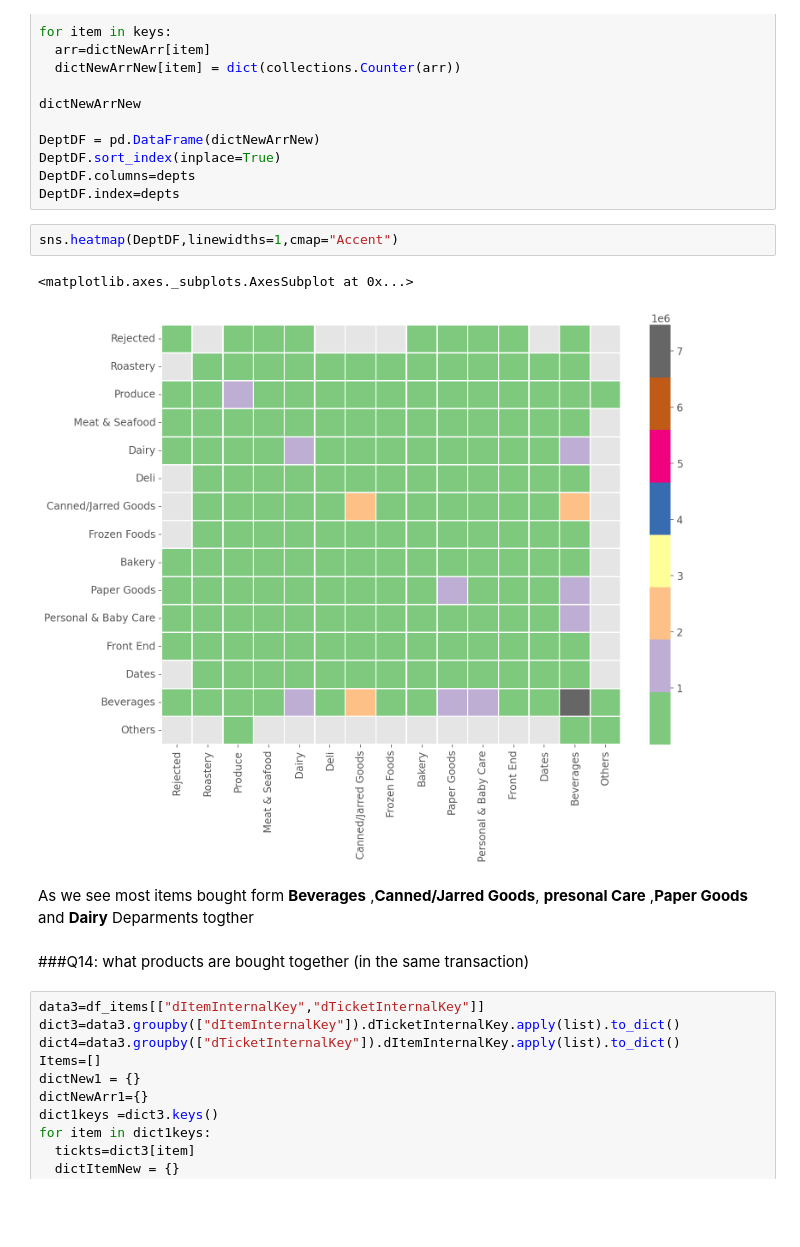
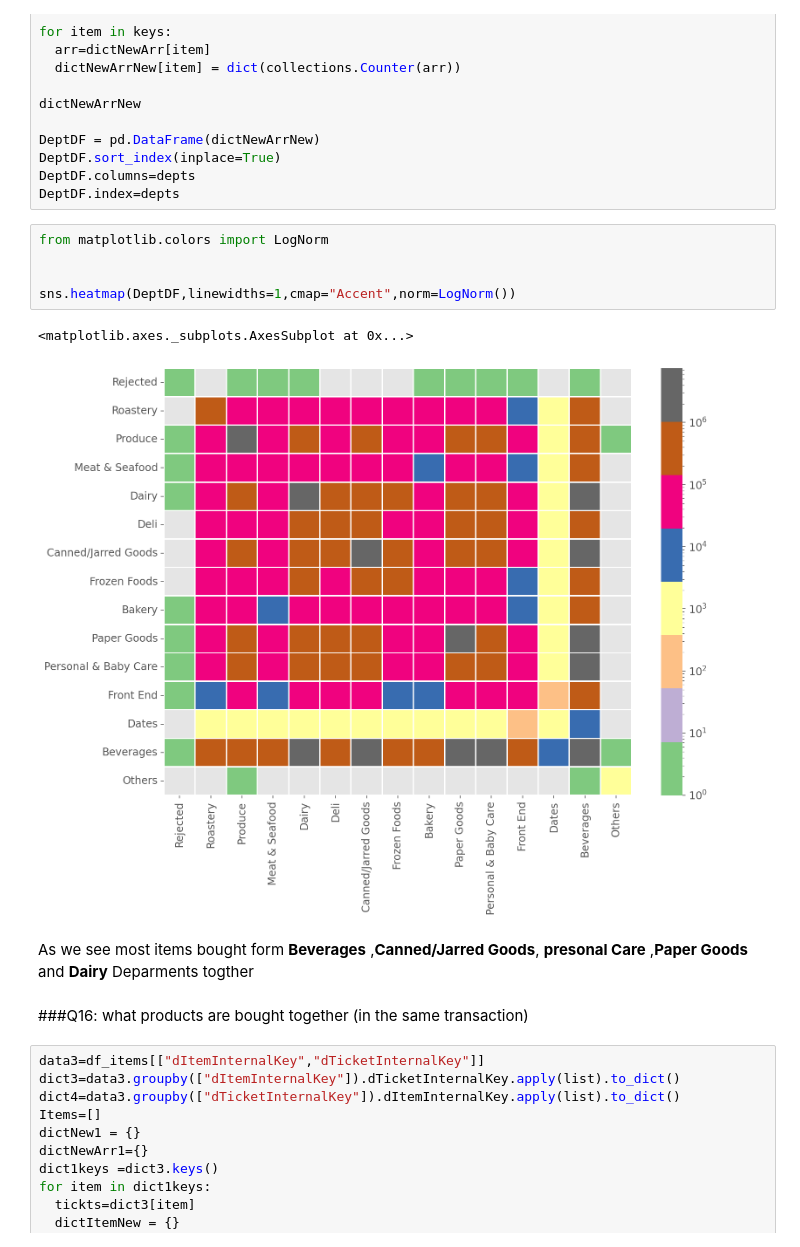
Before and after one commit to POS-Cross/Bravo-EDA, a Jupyter notebook: Bravo_EDA.ipynb, the cells around one changed output. Drawn from its saved outputs; the diff is of its cells as text; blank space fills up the shorter version.

```diff
--- a/Bravo_EDA.ipynb
+++ b/Bravo_EDA.ipynb
@@ -634,14 +646,17 @@ DeptDF.sort_index(inplace=True)
 DeptDF.columns=depts
 DeptDF.index=depts
 # %%
-sns.heatmap(DeptDF,linewidths=1,cmap="Accent")
+from matplotlib.colors import LogNorm
+
+
+sns.heatmap(DeptDF,linewidths=1,cmap="Accent",norm=LogNorm())
 # %% [output]
 <matplotlib.axes._subplots.AxesSubplot at 0x...>
-[figure, old version]
+[figure, new version]
 # %% [markdown]
 As we see most items bought form **Beverages** ,**Canned/Jarred Goods**, **presonal Care** ,**Paper Goods** and **Dairy** Deparments togther
 # %% [markdown]
-###Q14: what products are bought together (in the same transaction)
+###Q16: what products are bought together (in the same transaction)
 # %%
 data3=df_items[["dItemInternalKey","dTicketInternalKey"]]
 dict3=data3.groupby(["dItemInternalKey"]).dTicketInternalKey.apply(list).to_dict()
```
Also changed, not shown: parts of 27 cells of this notebook.
